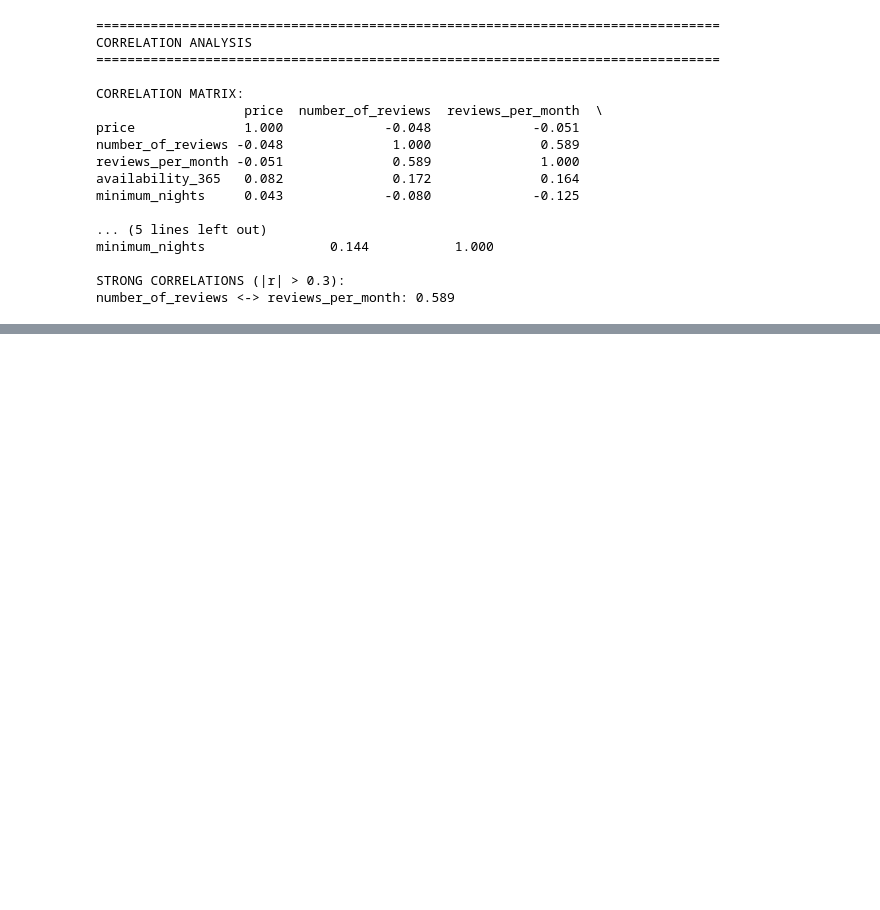
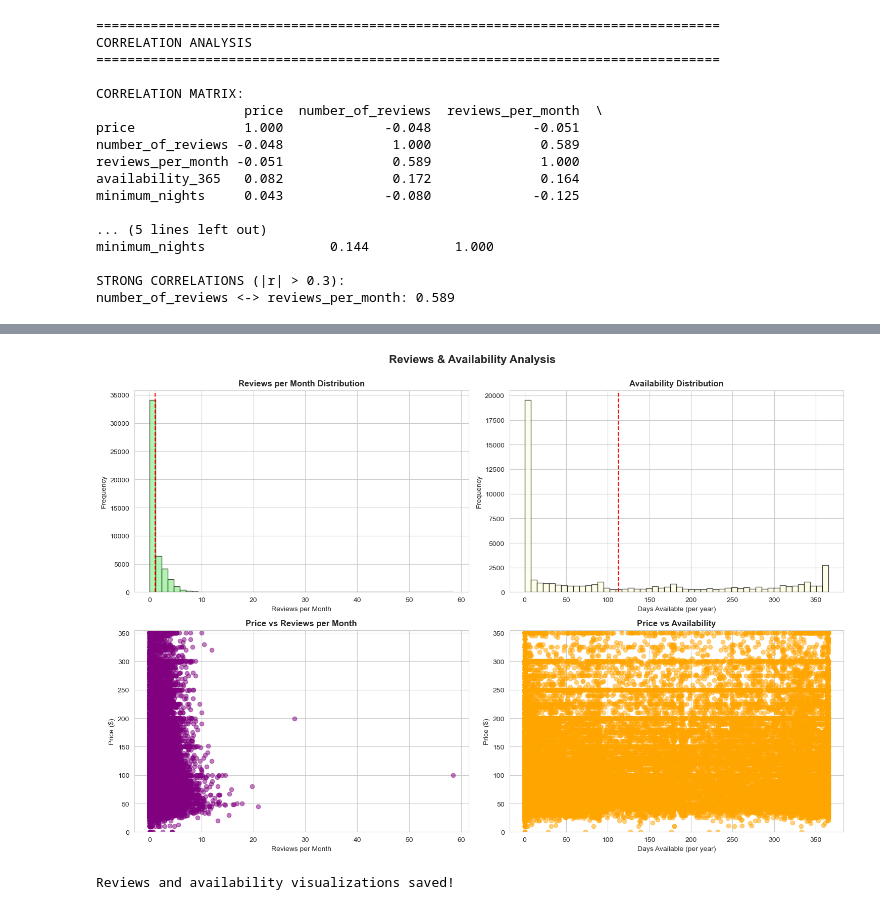
Before and after one commit to Danish925/NYC-Airbnb-EDA, a Jupyter notebook: NYC-Airbnb-EDA/notebooks/EDA_NYC_Airbnb.ipynb, the cells around one changed output, grey strips where cells are left out. Cells and saved outputs as stored; diff of their text form; code cells hidden in the pictures; blank space fills up the shorter version.

```diff
--- a/NYC-Airbnb-EDA/notebooks/EDA_NYC_Airbnb.ipynb
+++ b/NYC-Airbnb-EDA/notebooks/EDA_NYC_Airbnb.ipynb
@@ -398,0 +515,40 @@ number_of_reviews <-> reviews_per_month: 0.589
+# %%
+fig, axes = plt.subplots(2, 2, figsize=(15, 10))
+
+# 1. Reviews per month distribution
+axes[0, 0].hist(df['reviews_per_month'], bins=50, color='lightgreen', edgecolor='black', alpha=0.7)
+axes[0, 0].set_xlabel('Reviews per Month')
+axes[0, 0].set_ylabel('Frequency')
+axes[0, 0].set_title('Reviews per Month Distribution', fontweight='bold')
+axes[0, 0].axvline(df['reviews_per_month'].mean(), color='red', linestyle='--', label=f'Mean: {df["reviews_per_month"].mean():.2f}')
+
+# 2. Availability distribution
+axes[0, 1].hist(df['availability_365'], bins=50, color='lightyellow', edgecolor='black', alpha=0.7)
+axes[0, 1].set_xlabel('Days Available (per year)')
+axes[0, 1].set_ylabel('Frequency')
+axes[0, 1].set_title('Availability Distribution', fontweight='bold')
+axes[0, 1].axvline(df['availability_365'].mean(), color='red', linestyle='--', label=f'Mean: {df["availability_365"].mean():.0f}')
+
+# 3. Price vs Reviews per month scatter
+axes[1, 0].scatter(df['reviews_per_month'], df['price'], alpha=0.5, color='purple')
+axes[1, 0].set_xlabel('Reviews per Month')
+axes[1, 0].set_ylabel('Price ($)')
+axes[1, 0].set_title('Price vs Reviews per Month', fontweight='bold')
+axes[1, 0].set_ylim([0, df['price'].quantile(0.95)])
+
+# 4. Price vs Availability scatter
+axes[1, 1].scatter(df['availability_365'], df['price'], alpha=0.5, color='orange')
+axes[1, 1].set_xlabel('Days Available (per year)')
+axes[1, 1].set_ylabel('Price ($)')
+axes[1, 1].set_title('Price vs Availability', fontweight='bold')
+axes[1, 1].set_ylim([0, df['price'].quantile(0.95)])
+
+plt.suptitle('Reviews & Availability Analysis', fontsize=16, fontweight='bold', y=1.00)
+plt.tight_layout()
+plt.savefig('visualizations/05_reviews_availability.png', dpi=300, bbox_inches='tight')
+plt.show()
+
+print("Reviews and availability visualizations saved!")
+# %% [output]
+[figure, added]
+Reviews and availability visualizations saved!
```
Also changed, not shown: parts of 3 cells of this notebook.
